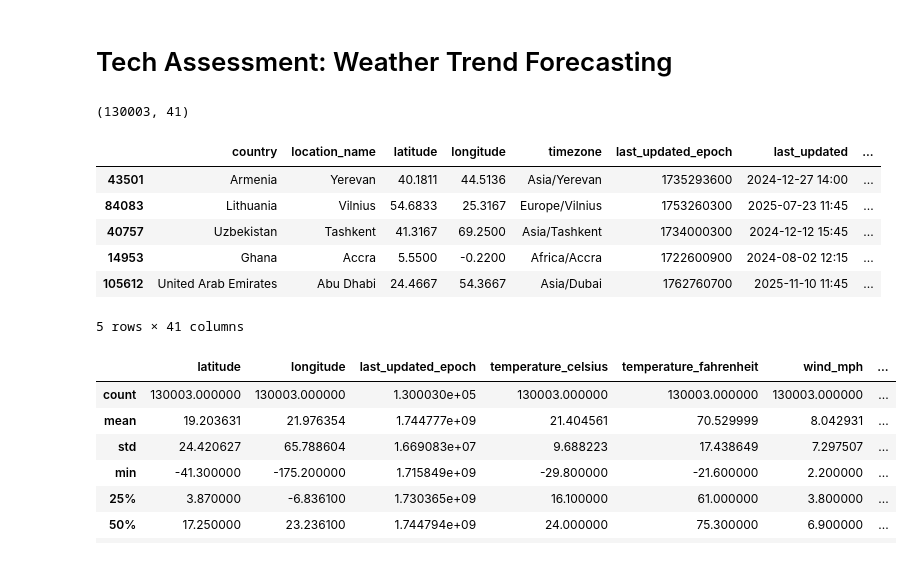
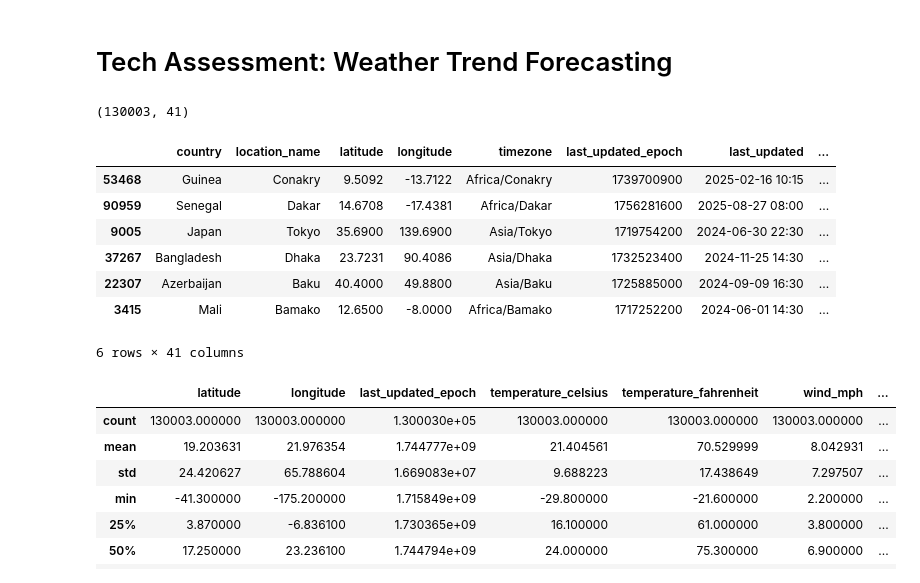
Before and after one commit to utidolas/PMAcceleratorData, a Jupyter notebook: model.ipynb, the cells around one changed output. Drawn from its saved outputs; the diff is of its cells as text; code cells hidden in the pictures.

```diff
--- a/model.ipynb
+++ b/model.ipynb
@@ -14,17 +14,18 @@ import warnings
 # %%
 # read csv
 df = pd.read_csv("./data/GlobalWeatherRepository.csv")
 print(df.shape)
-df.sample(5)
+df.sample(6)
 # %% [output]
 (130003, 41)
 |  | country | location_name | latitude | longitude | timezone | last_updated_epoch | last_updated | ... |
-| 43501 | Armenia | Yerevan | 40.1811 | 44.5136 | Asia/Yerevan | 1735293600 | 2024-12-27 14:00 | ... |
-| 84083 | Lithuania | Vilnius | 54.6833 | 25.3167 | Europe/Vilnius | 1753260300 | 2025-07-23 11:45 | ... |
-| 40757 | Uzbekistan | Tashkent | 41.3167 | 69.2500 | Asia/Tashkent | 1734000300 | 2024-12-12 15:45 | ... |
-| 14953 | Ghana | Accra | 5.5500 | -0.2200 | Africa/Accra | 1722600900 | 2024-08-02 12:15 | ... |
-| 105612 | United Arab Emirates | Abu Dhabi | 24.4667 | 54.3667 | Asia/Dubai | 1762760700 | 2025-11-10 11:45 | ... |
+| 53468 | Guinea | Conakry | 9.5092 | -13.7122 | Africa/Conakry | 1739700900 | 2025-02-16 10:15 | ... |
+| 90959 | Senegal | Dakar | 14.6708 | -17.4381 | Africa/Dakar | 1756281600 | 2025-08-27 08:00 | ... |
+| 9005 | Japan | Tokyo | 35.6900 | 139.6900 | Asia/Tokyo | 1719754200 | 2024-06-30 22:30 | ... |
+| 37267 | Bangladesh | Dhaka | 23.7231 | 90.4086 | Asia/Dhaka | 1732523400 | 2024-11-25 14:30 | ... |
+| 22307 | Azerbaijan | Baku | 40.4000 | 49.8800 | Asia/Baku | 1725885000 | 2024-09-09 16:30 | ... |
+| 3415 | Mali | Bamako | 12.6500 | -8.0000 | Africa/Bamako | 1717252200 | 2024-06-01 14:30 | ... |
-5 rows × 41 columns
+6 rows × 41 columns
 # %%
 # display df stats
 df.describe()
```
Also changed, not shown: parts of 27 cells of this notebook, 4 other files.
